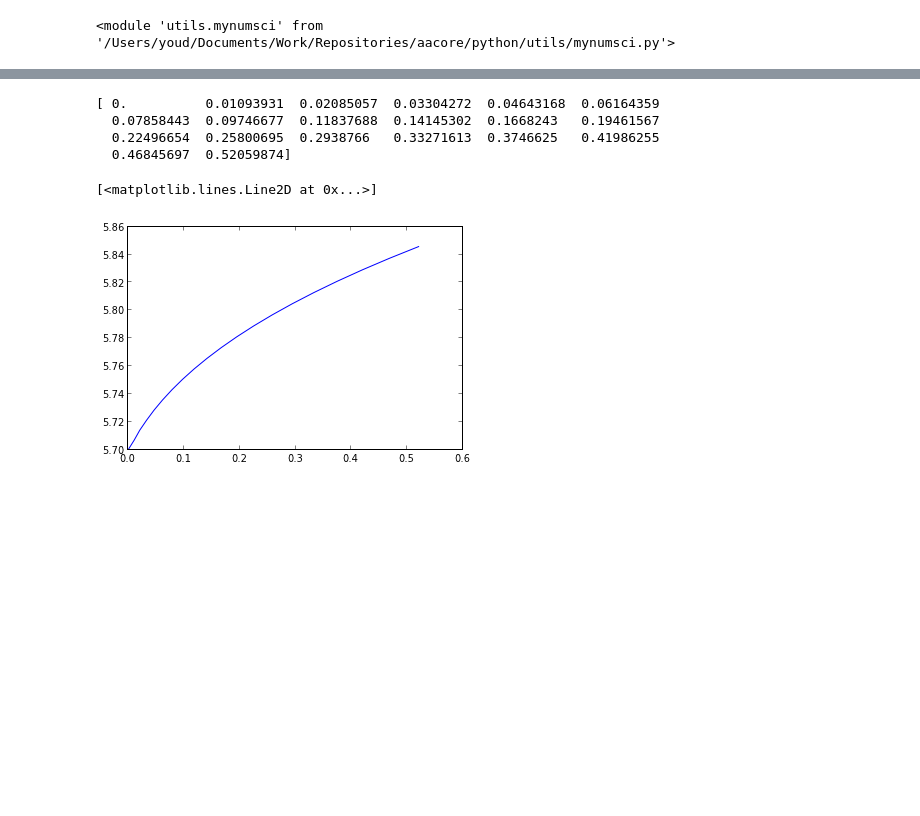
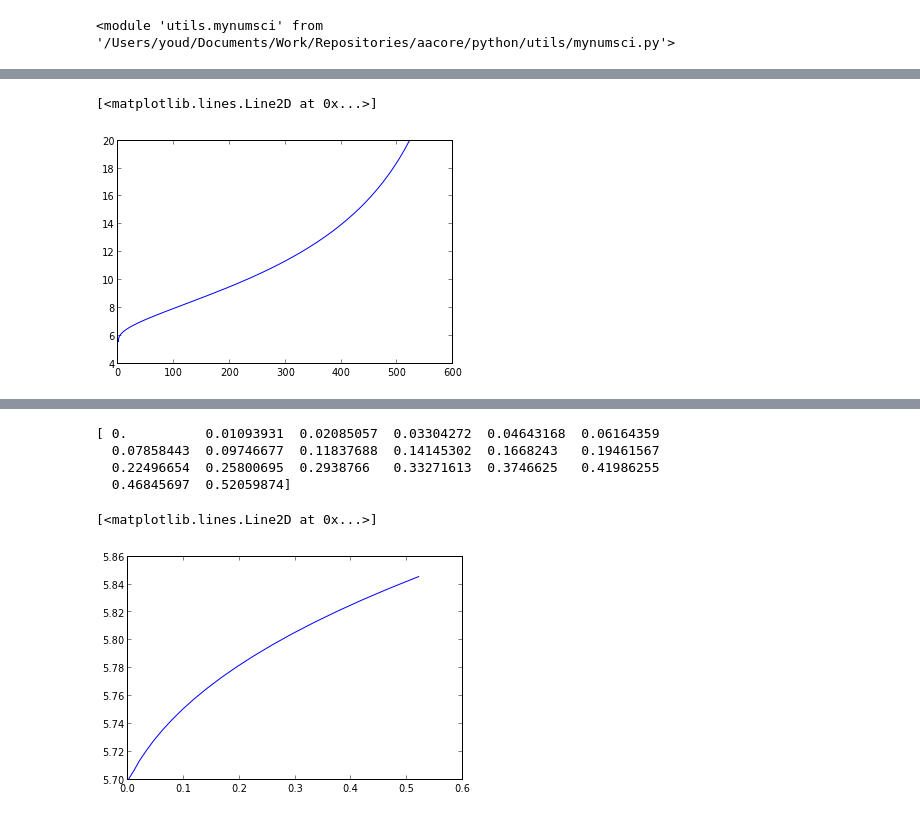
Before and after one commit to apiso/core_accretion, a Jupyter notebook: python/RadSGPoly/Evolve.ipynb, the cells around one changed output, grey strips where cells are left out. Drawn from its saved outputs; the diff is of its cells as text; code cells hidden in the pictures; blank space fills up the shorter version.

```diff
--- a/python/RadSGPoly/Evolve.ipynb
+++ b/python/RadSGPoly/Evolve.ipynb
@@ -62,0 +87,2 @@ print "{:.1f}".format(bca3.M[-1]/Me)
+# %%
+tev = np.cumsum(bcam.dt)/s2.Myr
@@ -62,0 +98,5 @@ print "{:.1f}".format(bca3.M[-1]/Me)
+# %%
+plot(tev, bcam.M/Me)
+# %% [output]
+[<matplotlib.lines.Line2D at 0x...>]
+[figure, added]
```
Also changed, not shown: parts of 23 cells of this notebook, 2 other files.
